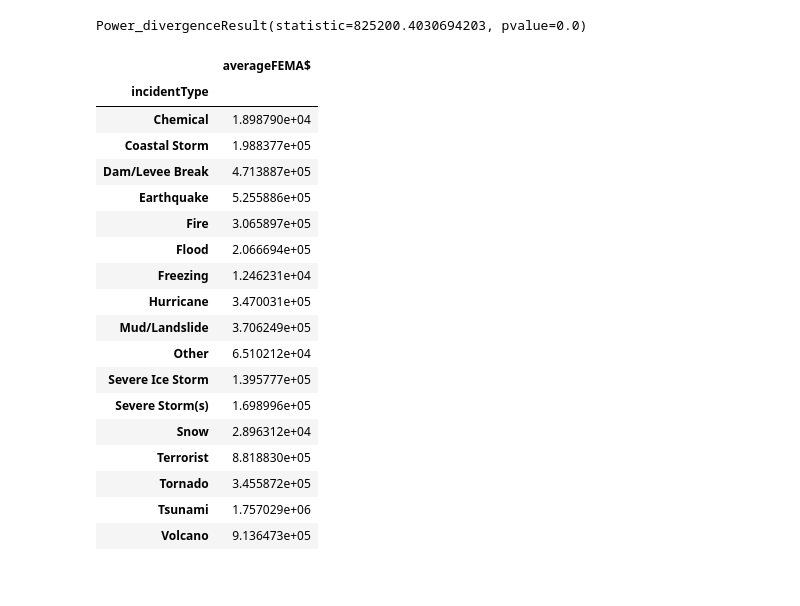
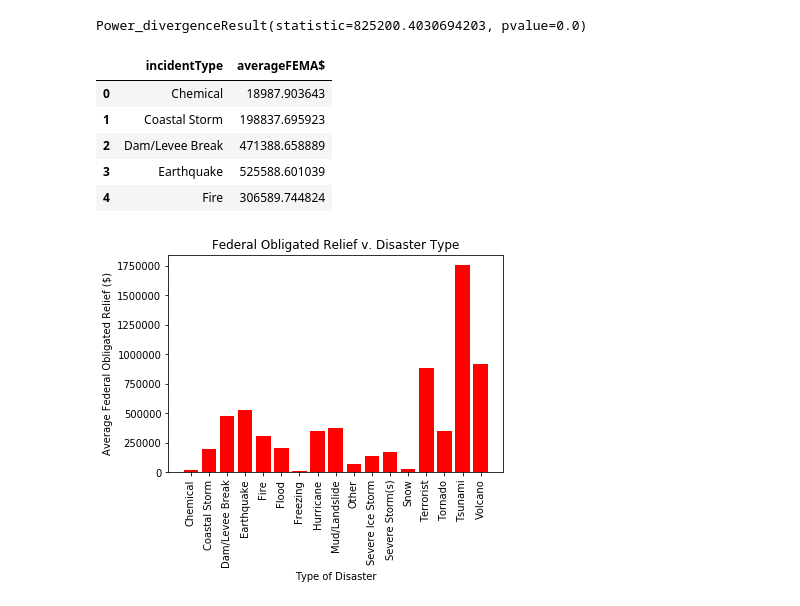
Before and after one commit to chunwong7/Project_1, a Jupyter notebook: SAPIE_analysis.ipynb, the cells around one changed output. Cells and saved outputs as stored; diff of their text form; code cells hidden in the pictures.

Commit message:
bar plot of fema$ v. disaster type

```diff
--- a/SAPIE_analysis.ipynb
+++ b/SAPIE_analysis.ipynb
@@ -167,25 +167,24 @@ Power_divergenceResult(statistic=825200.4030694203, pvalue=0.0)
 # %%
 #Group data by disaster type
 disaster_group = merged.groupby('incidentType')
 disaster_df = pd.DataFrame({'averageFEMA$':disaster_group['FEMA$'].mean()})
-disaster_df
+disaster_df = disaster_df.reset_index(drop=False)
+disaster_df.head()
 # %% [output]
-|  | averageFEMA$ |
-| incidentType |  |
-| Chemical | 1.898790e+04 |
-| Coastal Storm | 1.988377e+05 |
-| Dam/Levee Break | 4.713887e+05 |
-| Earthquake | 5.255886e+05 |
-| Fire | 3.065897e+05 |
-| Flood | 2.066694e+05 |
-| Freezing | 1.246231e+04 |
-| Hurricane | 3.470031e+05 |
-| Mud/Landslide | 3.706249e+05 |
-| Other | 6.510212e+04 |
-| Severe Ice Storm | 1.395777e+05 |
-| Severe Storm(s) | 1.698996e+05 |
-| Snow | 2.896312e+04 |
-| Terrorist | 8.818830e+05 |
-| Tornado | 3.455872e+05 |
-| Tsunami | 1.757029e+06 |
-| Volcano | 9.136473e+05 |
+|  | incidentType | averageFEMA$ |
+| 0 | Chemical | 18987.903643 |
+| 1 | Coastal Storm | 198837.695923 |
+| 2 | Dam/Levee Break | 471388.658889 |
+| 3 | Earthquake | 525588.601039 |
+| 4 | Fire | 306589.744824 |
+# %%
+#Bar plot for disaster data
+plt.bar(disaster_df.incidentType, disaster_df['averageFEMA$'], color='red')
+plt.title('Federal Obligated Relief v. Disaster Type')
+plt.xticks(rotation=90)
+plt.xlabel('Type of Disaster')
+plt.ylabel('Average Federal Obligated Relief ($)')
+plt.savefig('plots/femavdisaster.png')
+plt.show()
+# %% [output]
+[figure, added]
```
Also changed, not shown: 1 other file.
